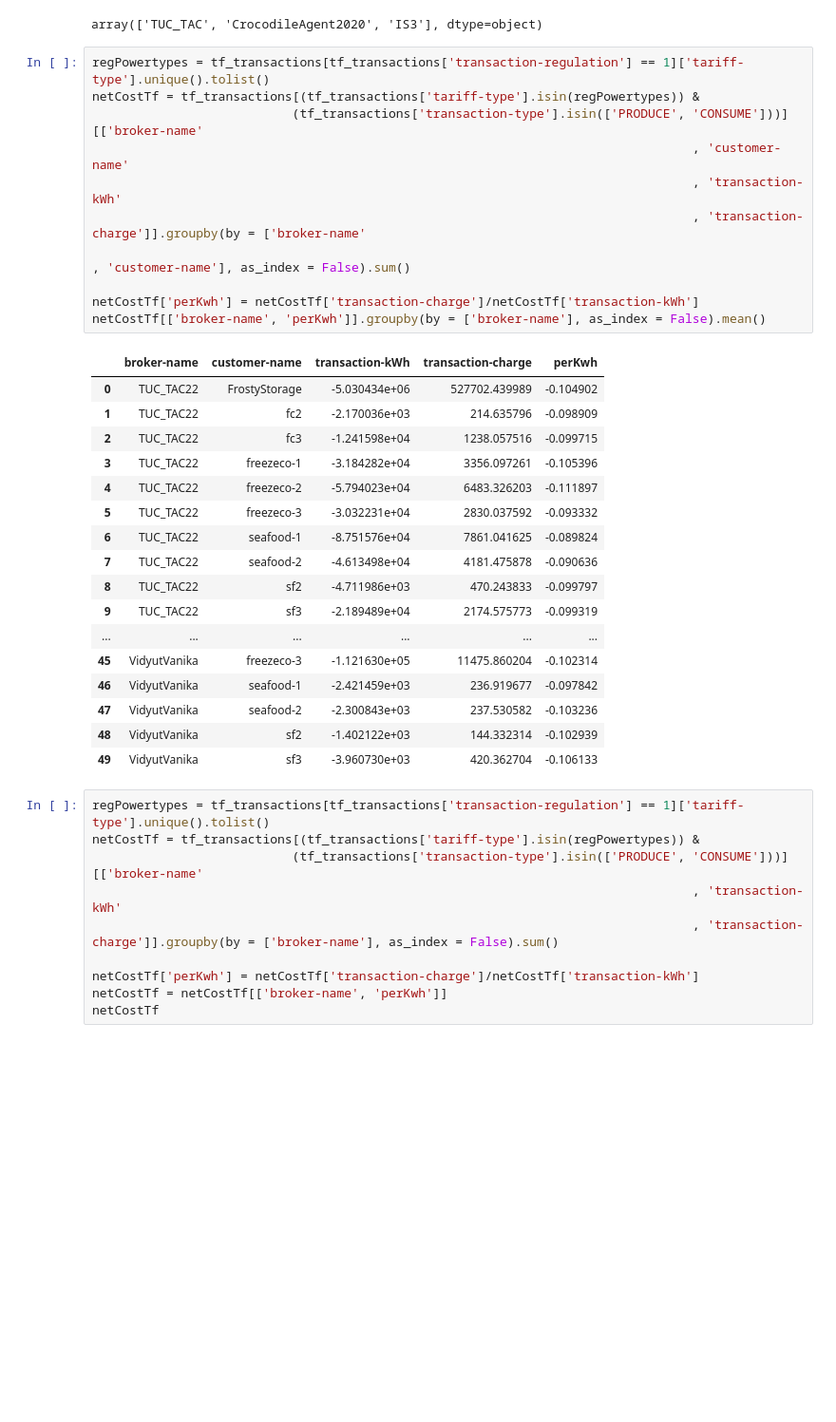
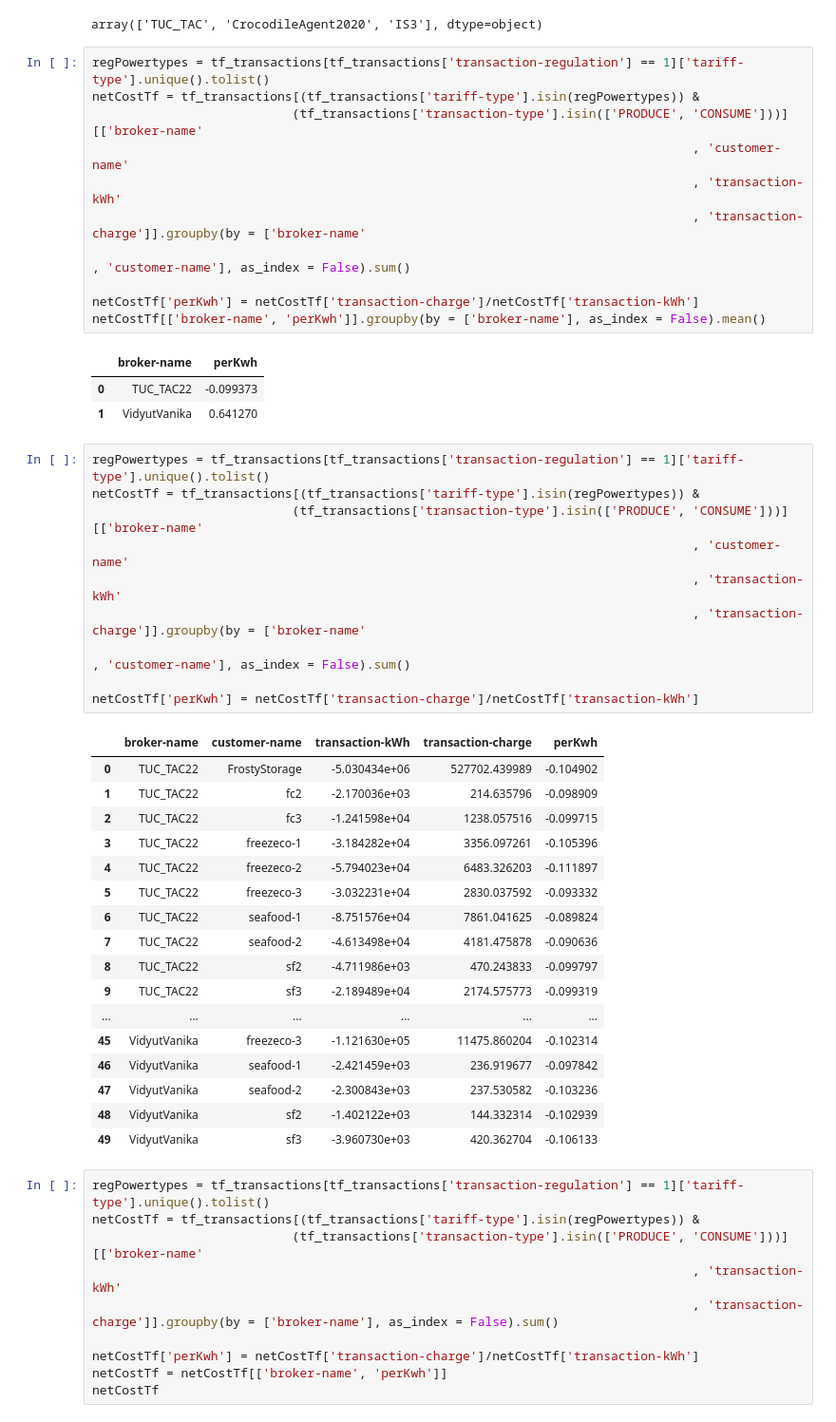
Before and after one commit to ducanhnguyen99/is3-powertac-ev-kpis, a Jupyter notebook: analysis/visualization_kpi_explore.ipynb, the cells around one changed output. Shown: that part at 95% size. Saved outputs shown, nothing was run; the diff lists cells and outputs as text; blank space fills up the shorter version.

```diff
--- a/analysis/visualization_kpi_explore.ipynb
+++ b/analysis/visualization_kpi_explore.ipynb
@@ -134,6 +134,21 @@ tf_transactions[(tf_transactions['transaction-regulation'] == 1) & (tf_transacti
 tf_transactions[tf_transactions['transaction-regulation'] == 1]['broker-name'].unique()
 # %% [output]
 array(['TUC_TAC', 'CrocodileAgent2020', 'IS3'], dtype=object)
+# %%
+regPowertypes = tf_transactions[tf_transactions['transaction-regulation'] == 1]['tariff-type'].unique().tolist()
+netCostTf = tf_transactions[(tf_transactions['tariff-type'].isin(regPowertypes)) &
+                           (tf_transactions['transaction-type'].isin(['PRODUCE', 'CONSUME']))][['broker-name'
+                                                                                 , 'customer-name'
+                                                                                 , 'transaction-kWh'
+                                                                                 , 'transaction-charge']].groupby(by = ['broker-name'
+                                                                                                                        , 'customer-name'], as_index = False).sum()
+
+netCostTf['perKwh'] = netCostTf['transaction-charge']/netCostTf['transaction-kWh']
+netCostTf[['broker-name', 'perKwh']].groupby(by = ['broker-name'], as_index = False).mean()
+# %% [output]
+|  | broker-name | perKwh |
+| 0 | TUC_TAC22 | -0.099373 |
+| 1 | VidyutVanika | 0.641270 |
 # %%
 regPowertypes = tf_transactions[tf_transactions['transaction-regulation'] == 1]['tariff-type'].unique().tolist()
 netCostTf = tf_transactions[(tf_transactions['tariff-type'].isin(regPowertypes)) &
@@ -144,7 +159,6 @@ netCostTf = tf_transactions[(tf_transactions['tariff-type'].isin(regPowertypes))
                                                                                                                         , 'customer-name'], as_index = False).sum()
 
 netCostTf['perKwh'] = netCostTf['transaction-charge']/netCostTf['transaction-kWh']
-netCostTf[['broker-name', 'perKwh']].groupby(by = ['broker-name'], as_index = False).mean()
 # %% [output]
 |  | broker-name | customer-name | transaction-kWh | transaction-charge | perKwh |
 | 0 | TUC_TAC22 | FrostyStorage | -5.030434e+06 | 527702.439989 | -0.104902 |
```
Also changed, not shown: parts of 1 cell of this notebook, 17 other files.
